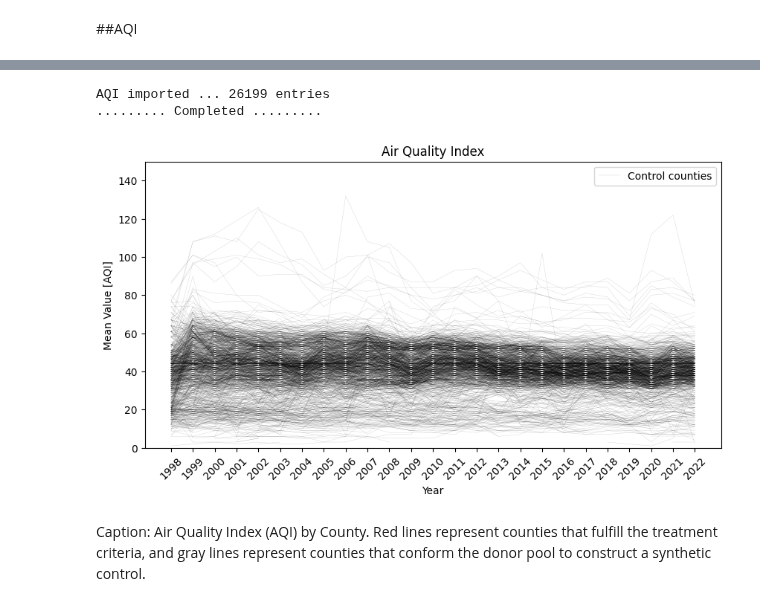
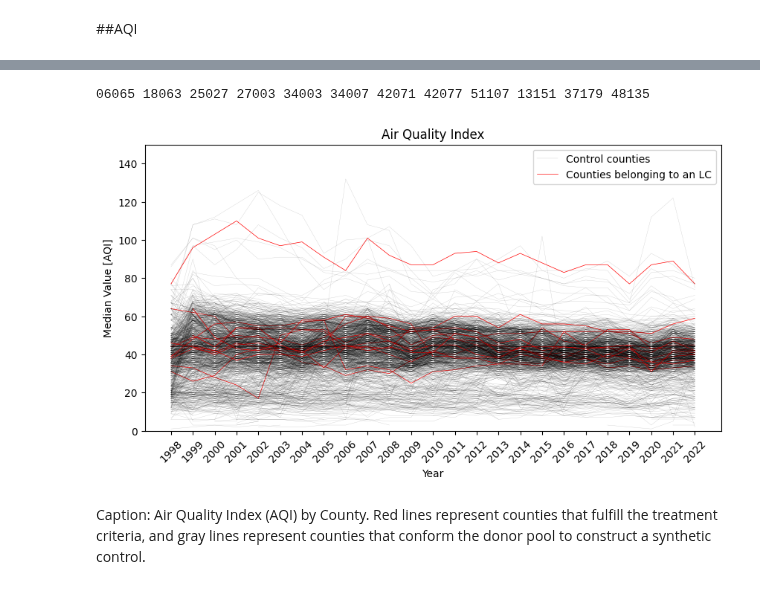
Before and after one commit to ReidelVichot/LC_identification, a Jupyter notebook: annual_AQI_012125.ipynb, the cells around one changed output, grey strips where cells are left out. Cells and saved outputs as stored; diff of their text form; code cells hidden in the pictures.

```diff
--- a/annual_AQI_012125.ipynb
+++ b/annual_AQI_012125.ipynb
@@ -48,6 +46,7 @@ counties = counties.drop(columns=["H"])
 # %%
 temp = states.merge(counties, on=("State_code", "State_fips"))
 temp["GEOID"] = temp.State_fips.astype(str).str.zfill(2) + temp.County_fips.astype(str).str.zfill(3)
+temp["GEOID"] = temp.GEOID.astype(str)
 
 temp["County"] = temp.County.str.split(" ").str[:-1].str.join(" ")
 # %%
@@ -62,11 +68,3 @@ aqi.to_csv("/content/drive/MyDrive/Disertation/annual_aqi.csv", index=False)
-# %%
-# Import everything
-aqi = pd.read_csv("/content/drive/MyDrive/Disertation/annual_aqi.csv")
-print(f"AQI imported ... {len(aqi)} entries")
-print("......... Completed .........")
-# %% [output]
-AQI imported ... 26199 entries
-......... Completed .........
 # %%
 # Treatmen Counties
 treatments = ["18063","37179","34003","25027","13151","48329","27003","48135","42071","51107","42077","06065","34007"]
@@ -76,34 +74,35 @@ fig, ax = plt.subplots(figsize=(10,5))
 
 flag0 = False
 flag1 = False
 
 for i in aqi.GEOID.unique():
   if i in treatments:
     print(i, end=" ")
     df = aqi[aqi.GEOID == i]
     if flag0 == False:
       ax.plot(df.Year, df["Median AQI"], color="red", alpha=1, linewidth=0.5, label="Counties belonging to an LC")
       flag0 = True
     else: ax.plot(df.Year, df["Median AQI"], color="red", alpha=1, linewidth=0.5)
   else:
     if flag1 == False:
       df = aqi[aqi.GEOID == i]
       ax.plot(df.Year, df["Median AQI"], color="black", alpha=0.2, linewidth=0.25, label="Control counties")
       flag1 = True
     else:
       df = aqi[aqi.GEOID == i]
       ax.plot(df.Year, df["Median AQI"], color="black", alpha=0.2, linewidth=0.25)
 
 ax.set_xlabel("Year")
 ax.tick_params(axis='x', labelrotation=45)
 ax.set_xticks(range(1998, 2023))
-ax.set_ylabel("Mean Value [AQI]")
+ax.set_ylabel("Median Value [AQI]")
 ax.set_ylim(0,150)
 ax.legend()
 ax.set_title("Air Quality Index")
 
 fig.show()
 # %% [output]
+06065 18063 25027 27003 34003 34007 42071 42077 51107 13151 37179 48135
-[figure, old version]
+[figure, new version]
 # %% [markdown]
 Caption: Air Quality Index (AQI) by County. Red lines represent counties that fulfill the treatment criteria, and gray lines represent counties that conform the donor pool to construct a synthetic control.
```
Also changed, not shown: parts of 6 cells of this notebook.
